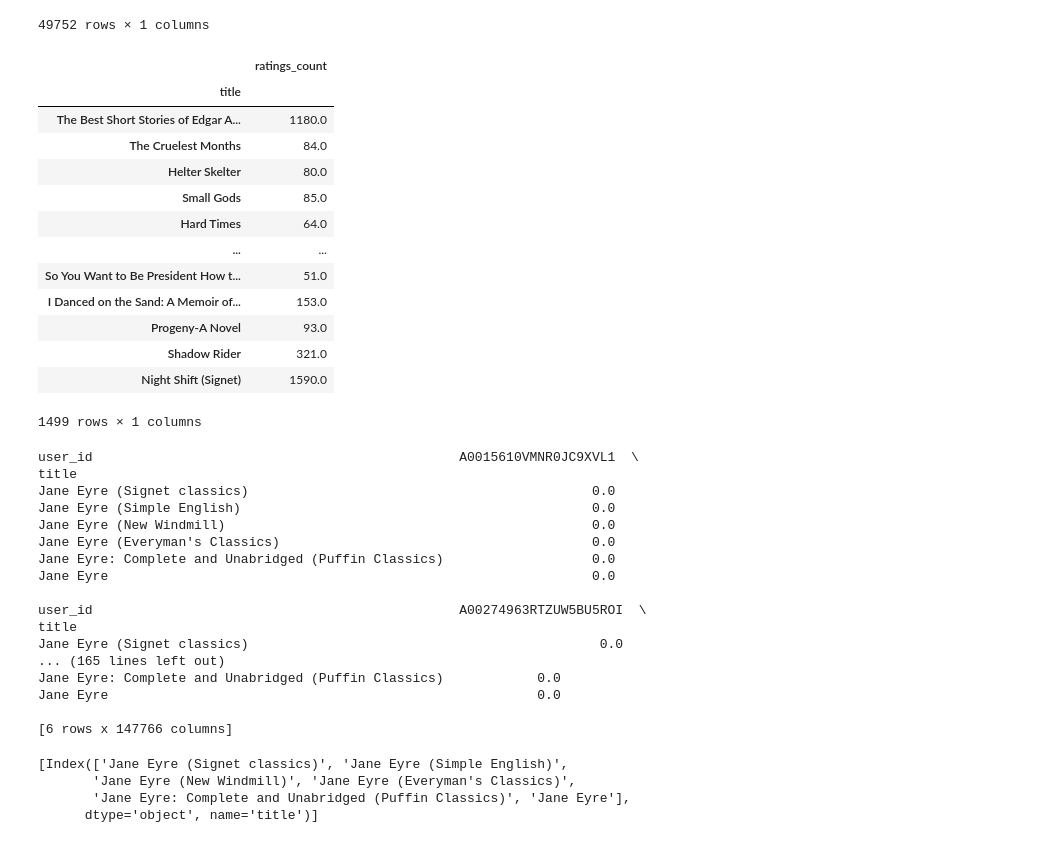
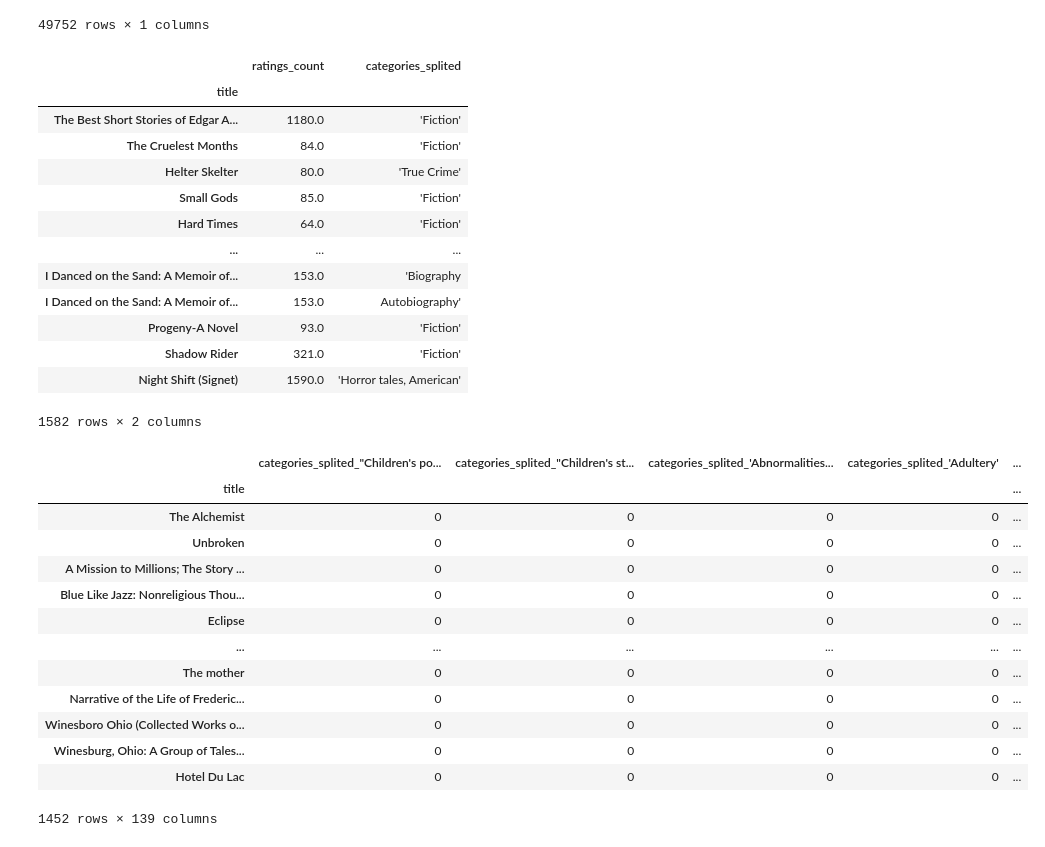
Before and after one commit to RodrigoRalhaMoreira/WinterHackhatonFCT, a Jupyter notebook: WinterHackathonAmazonDataSet.ipynb, the cells around one changed output. Cells and saved outputs as stored; diff of their text form; code cells hidden in the pictures.

```diff
--- a/WinterHackathonAmazonDataSet.ipynb
+++ b/WinterHackathonAmazonDataSet.ipynb
@@ -421,45 +471,42 @@ rating_count
 49752 rows × 1 columns
 # %%
 rating_count = rating_count.drop(rating_count[rating_count['ratings_count'] <= 50].index)
-# %%
-rating_count
-# %% [output]
-|  | ratings_count |
-| title |  |
-| The Best Short Stories of Edgar A... | 1180.0 |
-| The Cruelest Months | 84.0 |
-| Helter Skelter | 80.0 |
-| Small Gods | 85.0 |
-| Hard Times | 64.0 |
-| ... | ... |
-| So You Want to Be President How t... | 51.0 |
-| I Danced on the Sand: A Memoir of... | 153.0 |
-| Progeny-A Novel | 93.0 |
-| Shadow Rider | 321.0 |
-| Night Shift (Signet) | 1590.0 |
-1499 rows × 1 columns
 # %%
+book_categories = rating_count.merge(title_category, on='title')
+book_categories
 # %% [output]
+|  | ratings_count | categories_splited |
+| title |  |  |
+| The Best Short Stories of Edgar A... | 1180.0 | 'Fiction' |
+| The Cruelest Months | 84.0 | 'Fiction' |
+| Helter Skelter | 80.0 | 'True Crime' |
+| Small Gods | 85.0 | 'Fiction' |
+| Hard Times | 64.0 | 'Fiction' |
+| ... | ... | ... |
+| I Danced on the Sand: A Memoir of... | 153.0 | 'Biography |
+| I Danced on the Sand: A Memoir of... | 153.0 | Autobiography' |
+| Progeny-A Novel | 93.0 | 'Fiction' |
+| Shadow Rider | 321.0 | 'Fiction' |
+| Night Shift (Signet) | 1590.0 | 'Horror tales, American' |
-user_id                                               A0015610VMNR0JC9XVL1  \
-title
-Jane Eyre (Signet classics)                                            0.0
-Jane Eyre (Simple English)                                             0.0
-Jane Eyre (New Windmill)                                               0.0
-Jane Eyre (Everyman's Classics)                                        0.0
-Jane Eyre: Complete and Unabridged (Puffin Classics)                   0.0
-Jane Eyre                                                              0.0
-
-user_id                                               A00274963RTZUW5BU5ROI  \
-title
-Jane Eyre (Signet classics)                                             0.0
-... (165 lines left out)
-Jane Eyre: Complete and Unabridged (Puffin Classics)            0.0
-Jane Eyre                                                       0.0
-
-[6 rows x 147766 columns]
+1582 rows × 2 columns
 # %%
+#dummies recommended categories
+
+content_based = pd.get_dummies(book_categories).groupby('title').sum().drop(columns=['ratings_count'])
+content_based = content_based.merge(rating_count, on='title').sort_values(by='ratings_count', ascending=False)
+content_based
 # %% [output]
+|  | categories_splited_"Children's po... | categories_splited_"Children's st... | categories_splited_'Abnormalities... | categories_splited_'Adultery' | ... |
+| title |  |  |  |  | ... |
+| The Alchemist | 0 | 0 | 0 | 0 | ... |
+| Unbroken | 0 | 0 | 0 | 0 | ... |
+| A Mission to Millions; The Story ... | 0 | 0 | 0 | 0 | ... |
+| Blue Like Jazz: Nonreligious Thou... | 0 | 0 | 0 | 0 | ... |
+| Eclipse | 0 | 0 | 0 | 0 | ... |
+| ... | ... | ... | ... | ... | ... |
+| The mother | 0 | 0 | 0 | 0 | ... |
+| Narrative of the Life of Frederic... | 0 | 0 | 0 | 0 | ... |
+| Winesboro Ohio (Collected Works o... | 0 | 0 | 0 | 0 | ... |
+| Winesburg, Ohio: A Group of Tales... | 0 | 0 | 0 | 0 | ... |
+| Hotel Du Lac | 0 | 0 | 0 | 0 | ... |
-[Index(['Jane Eyre (Signet classics)', 'Jane Eyre (Simple English)',
-       'Jane Eyre (New Windmill)', 'Jane Eyre (Everyman's Classics)',
-       'Jane Eyre: Complete and Unabridged (Puffin Classics)', 'Jane Eyre'],
-      dtype='object', name='title')]
+1452 rows × 139 columns
```
Also changed, not shown: parts of 9 cells of this notebook, 2 other files.
